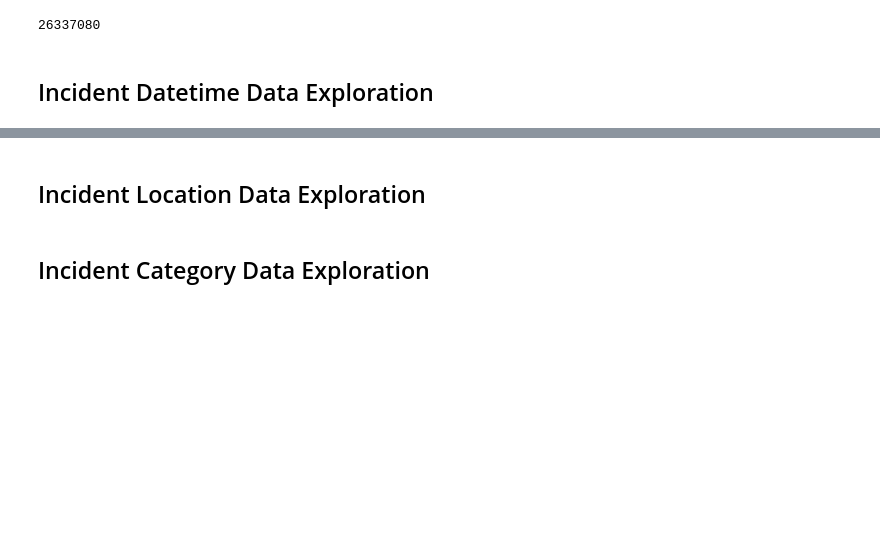
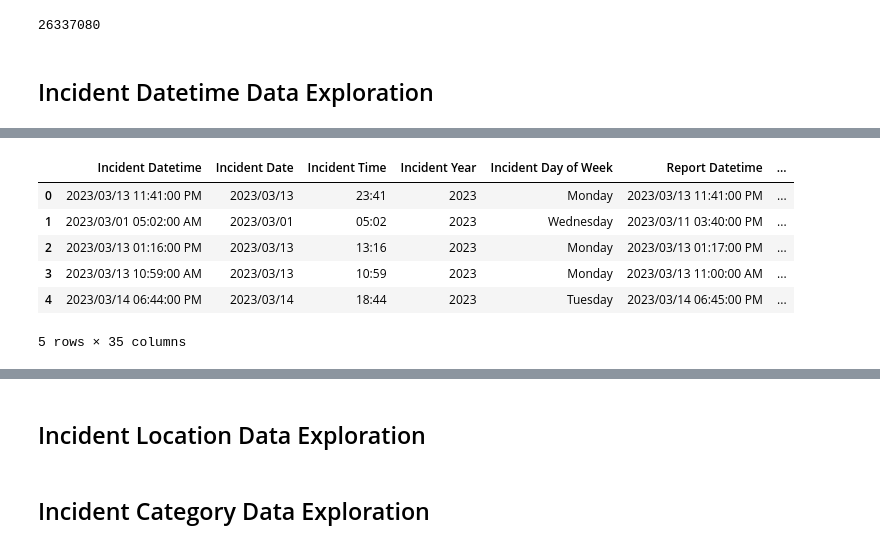
Before and after one commit to zhubzy/SF-Incident-Prediction, a Jupyter notebook: SF_Incident_Prediction.ipynb, the cells around one changed output, grey strips where cells are left out. Cells and saved outputs as stored; diff of their text form; code cells hidden in the pictures; blank space fills up the shorter version.

```diff
--- a/SF_Incident_Prediction.ipynb
+++ b/SF_Incident_Prediction.ipynb
@@ -66,0 +53,10 @@ df_cleaned.size
+# %%
+df.head()
+# %% [output]
+|  | Incident Datetime | Incident Date | Incident Time | Incident Year | Incident Day of Week | Report Datetime | ... |
+| 0 | 2023/03/13 11:41:00 PM | 2023/03/13 | 23:41 | 2023 | Monday | 2023/03/13 11:41:00 PM | ... |
+| 1 | 2023/03/01 05:02:00 AM | 2023/03/01 | 05:02 | 2023 | Wednesday | 2023/03/11 03:40:00 PM | ... |
+| 2 | 2023/03/13 01:16:00 PM | 2023/03/13 | 13:16 | 2023 | Monday | 2023/03/13 01:17:00 PM | ... |
+| 3 | 2023/03/13 10:59:00 AM | 2023/03/13 | 10:59 | 2023 | Monday | 2023/03/13 11:00:00 AM | ... |
+| 4 | 2023/03/14 06:44:00 PM | 2023/03/14 | 18:44 | 2023 | Tuesday | 2023/03/14 06:45:00 PM | ... |
+5 rows × 35 columns
```
Also changed, not shown: parts of 11 cells of this notebook.
